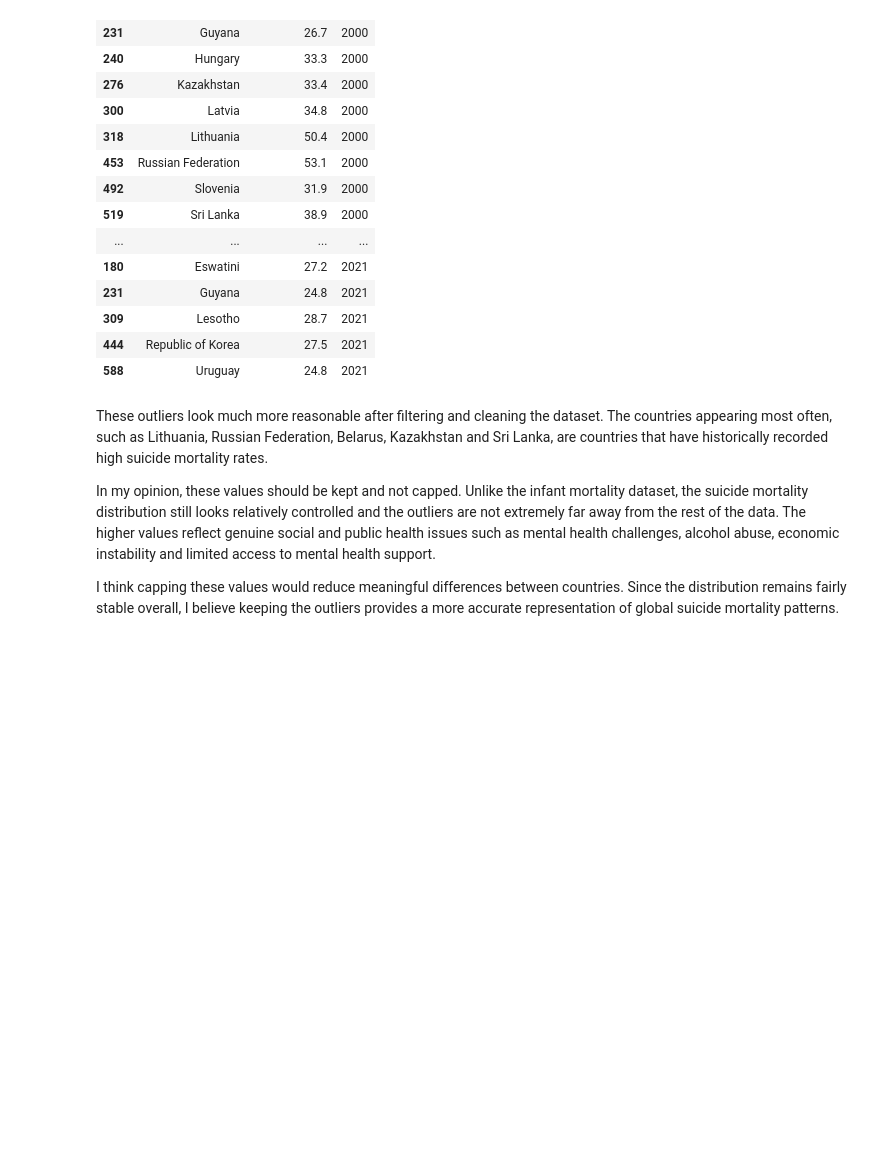
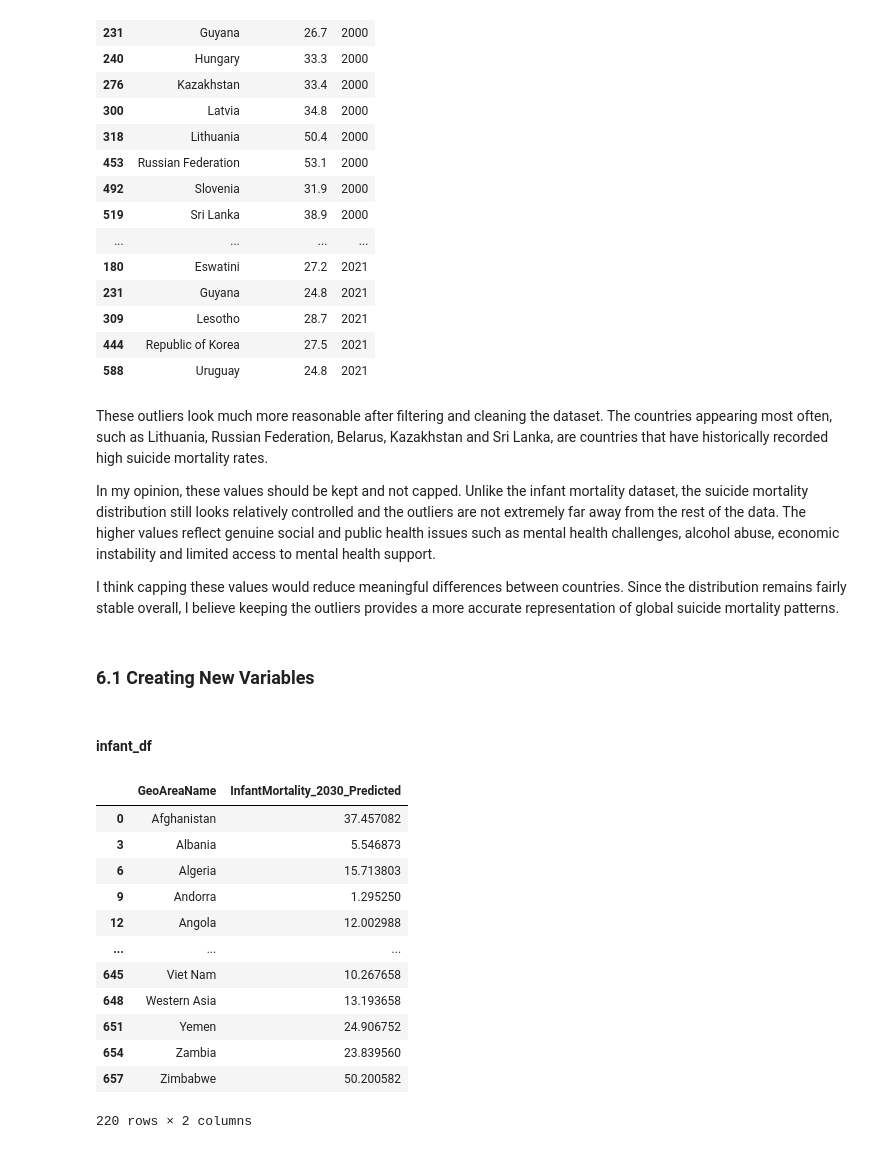
Before and after one commit to frogosorap/SDGReadinessIndex, a Jupyter notebook: Raw_Data/SDG_3_Good_Health_and_Well-Being/Cleaning_SDG_3.ipynb, the cells around one changed output. Cells and saved outputs as stored; diff of their text form; code cells hidden in the pictures; blank space fills up the shorter version.

Commit message:
Creating variable for SDG 3

```diff
--- a/Raw_Data/SDG_3_Good_Health_and_Well-Being/Cleaning_SDG_3.ipynb
+++ b/Raw_Data/SDG_3_Good_Health_and_Well-Being/Cleaning_SDG_3.ipynb
@@ -434,3 +434,69 @@ These outliers look much more reasonable after filtering and cleaning the datase
 In my opinion, these values should be kept and not capped. Unlike the infant mortality dataset, the suicide mortality distribution still looks relatively controlled and the outliers are not extremely far away from the rest of the data. The higher values reflect genuine social and public health issues such as mental health challenges, alcohol abuse, economic instability and limited access to mental health support.
 
 I think capping these values would reduce meaningful differences between countries. Since the distribution remains fairly stable overall, I believe keeping the outliers provides a more accurate representation of global suicide mortality patterns.
+# %% [markdown]
+### 6.1 Creating New Variables
+# %% [markdown]
+#### infant_df
+# %%
+import pandas as pd
+import numpy as np
+
+# Select 5-year intervals + latest year
+infant_forecast_years = ['2005', '2010', '2015', '2020', '2024']
+
+# Temporary forecasting dataframe
+infant_forecast_df = infant_df[
+    ['GeoAreaName', 'Sex'] + infant_forecast_years
+].copy()
+
+# Keep only total sex value to avoid Male/Female duplicates
+infant_forecast_df = infant_forecast_df[
+    infant_forecast_df['Sex'] == 'BOTHSEX'
+]
+
+# Years for regression
+x_years = np.array([2005, 2010, 2015, 2020, 2024])
+
+# Store predictions
+predictions_2030 = []
+
+for index, row in infant_forecast_df.iterrows():
+
+    y_values = row[infant_forecast_years].values.astype(float)
+
+    # Skip countries with missing values
+    if np.isnan(y_values).any():
+        predictions_2030.append(np.nan)
+        continue
+
+    # Linear trend
+    slope, intercept = np.polyfit(x_years, y_values, 1)
+
+    # Predict 2030
+    predicted_2030 = slope * 2030 + intercept
+
+    predictions_2030.append(predicted_2030)
+
+# Create final dataset
+infant_2030_df = pd.DataFrame({
+    'GeoAreaName': infant_forecast_df['GeoAreaName'],
+    'InfantMortality_2030_Predicted': predictions_2030
+})
+
+# Display result
+display(infant_2030_df)
+# %% [output]
+|  | GeoAreaName | InfantMortality_2030_Predicted |
+| 0 | Afghanistan | 37.457082 |
+| 3 | Albania | 5.546873 |
+| 6 | Algeria | 15.713803 |
+| 9 | Andorra | 1.295250 |
+| 12 | Angola | 12.002988 |
+| ... | ... | ... |
+| 645 | Viet Nam | 10.267658 |
+| 648 | Western Asia | 13.193658 |
+| 651 | Yemen | 24.906752 |
+| 654 | Zambia | 23.839560 |
+| 657 | Zimbabwe | 50.200582 |
+220 rows × 2 columns
```
Also changed, not shown: parts of 9 cells of this notebook.
